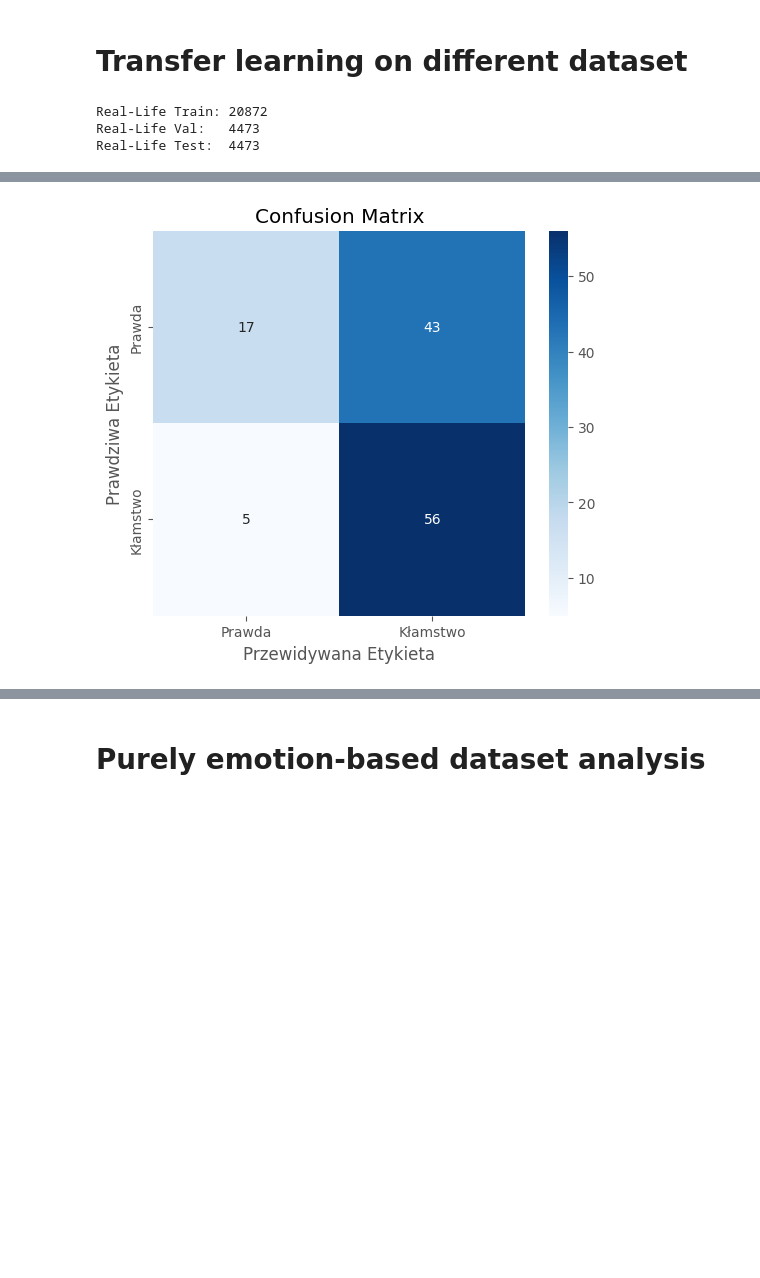
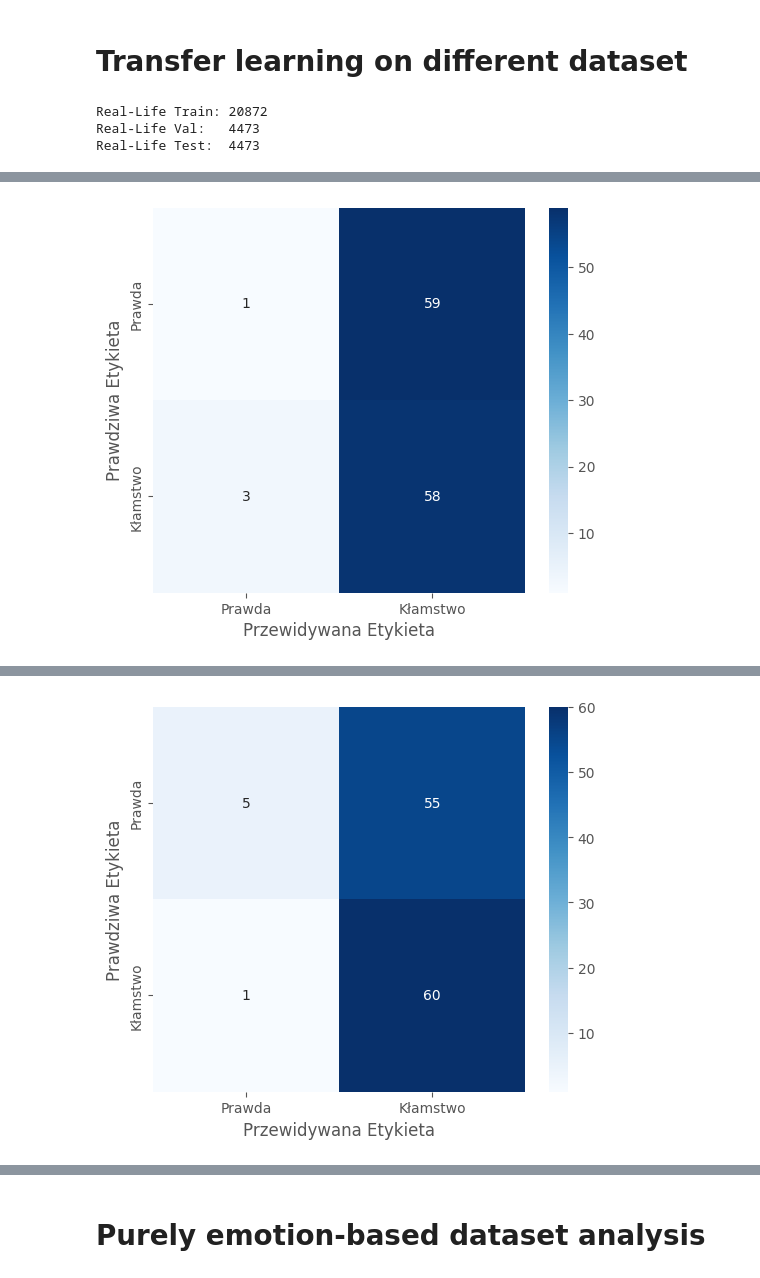
Before and after one commit to pekoraptor/lie-detection, a Jupyter notebook: research/main.ipynb, the cells around one changed output, grey strips where cells are left out. Cells and saved outputs as stored; diff of their text form; code cells hidden in the pictures; blank space fills up the shorter version.

```diff
--- a/research/main.ipynb
+++ b/research/main.ipynb
@@ -213,6 +212,7 @@ scalers = {}
 for cols in [flow_cols, emotion_cols, head_pose_cols, box_cols]:
     scaler = MinMaxScaler(feature_range=(-1, 1))
     train_df[cols] = scaler.fit_transform(train_df[cols])
+    val_df[cols] = scaler.transform(val_df[cols])
     test_df[cols] = scaler.transform(test_df[cols])
     scalers.update({col: scaler for col in cols})
 
@@ -454,7 +458,7 @@ def train(
 
     return history, metrics['best_thresh']
 # %%
-def evaluate_test_set(model, test_loader, device, threshold=0.5, class_names=['Truth', 'Deception']):
+def evaluate_test_set(model, test_loader, device, threshold=0.5, class_names=['Truth', 'Deception'], confusion_matrix_path='../docs/wut-thesis/images/confusion_matrix_test.png'):
     model.eval()
     all_preds = []
     all_labels = []
@@ -495,10 +499,9 @@ def evaluate_test_set(model, test_loader, device, threshold=0.5, class_names=['T
     cm = confusion_matrix(all_labels, all_preds)
     plt.figure(figsize=(6, 5))
     sns.heatmap(cm, annot=True, fmt='d', cmap='Blues', xticklabels=class_names, yticklabels=class_names)
-    plt.title('Confusion Matrix')
     plt.ylabel('Prawdziwa Etykieta')
     plt.xlabel('Przewidywana Etykieta')
-    plt.savefig('confusion_matrix_test.png', dpi=300, bbox_inches='tight')
+    plt.savefig(confusion_matrix_path, dpi=300, bbox_inches='tight')
     plt.show()
 
     return all_labels, all_probs
@@ -513,7 +516,7 @@ def plot_learning_curves(history, save_dir="../docs/wut-thesis/images/"):
     plt.figure(figsize=(8, 6))
     plt.plot(epochs, history['train_loss'], 'b-', linewidth=2, label='Strata treningowa')
 
-    plt.title('Przebieg funkcji straty w procesie uczenia', fontsize=14)
+    # plt.title('Przebieg funkcji straty w procesie uczenia', fontsize=14)
     plt.xlabel('Epoka', fontsize=12)
     plt.ylabel('Wartość straty (Loss)', fontsize=12)
     plt.legend(loc='upper right', frameon=True)
@@ -528,7 +531,7 @@ def plot_learning_curves(history, save_dir="../docs/wut-thesis/images/"):
     plt.plot(epochs, history['val_auc'], 'r-', linewidth=2, label='Walidacyjne AUC')
     plt.plot(epochs, history['val_f1'], 'g--', linewidth=2, label='Walidacyjne F1 (przy najlepszym progu)')
 
-    plt.title('Metryki skuteczności na zbiorze walidacyjnym', fontsize=14)
+    # plt.title('Metryki skuteczności na zbiorze walidacyjnym', fontsize=14)
     plt.xlabel('Epoka', fontsize=12)
     plt.ylabel('Wartość metryki', fontsize=12)
     plt.legend(loc='lower right', frameon=True)
@@ -542,7 +545,7 @@ def plot_learning_curves(history, save_dir="../docs/wut-thesis/images/"):
     plt.figure(figsize=(8, 6))
     plt.plot(epochs, history['best_thresh'], 'k-', linewidth=2, label='Optymalny próg decyzyjny')
 
-    plt.title('Zmiana optymalnego progu decyzyjnego w czasie', fontsize=14)
+    # plt.title('Zmiana optymalnego progu decyzyjnego w czasie', fontsize=14)
     plt.xlabel('Epoka', fontsize=12)
     plt.ylabel('Wartość progu', fontsize=12)
     plt.legend(loc='center right', frameon=True)
@@ -556,7 +559,7 @@ def plot_learning_curves(history, save_dir="../docs/wut-thesis/images/"):
 ## Overfit Check
 # %%
 INPUT_DIM = 23
-model = BiGRUAttention(input_dim=INPUT_DIM, hidden_dim=32, dropout=0.0).to(device)
+model = BiGRUAttention(input_dim=INPUT_DIM, hidden_dim=16, dropout=0.0).to(device)
 opt = torch.optim.Adam(model.parameters(), lr=1e-3)
 criterion = nn.BCEWithLogitsLoss()
 
@@ -754,6 +760,12 @@ print(f"Real-Life Train: {len(rl_train_df)}")
 print(f"Real-Life Val:   {len(rl_val_df)}")
 print(f"Real-Life Test:  {len(rl_test_df)}")
 
+for cols in [flow_cols, emotion_cols, head_pose_cols, box_cols]:
+    scaler = scalers[cols[0]]
+    rl_train_df[cols] = scaler.transform(rl_train_df[cols])
+    rl_val_df[cols] = scaler.transform(rl_val_df[cols])
+    rl_test_df[cols] = scaler.transform(rl_test_df[cols])
+
 rl_train_dataset = FeatureEngineeredDataset(rl_train_df, raw_cols=raw_cols, use_distances=True, use_lm_velocity=False, use_box_velocity=True, noise_level=0.05)
 rl_val_dataset   = FeatureEngineeredDataset(rl_val_df, raw_cols=raw_cols, use_distances=True, use_lm_velocity=False, use_box_velocity=True, noise_level=0.0)
 rl_test_dataset  = FeatureEngineeredDataset(rl_test_df, raw_cols=raw_cols, use_distances=True, use_lm_velocity=False, use_box_velocity=True, noise_level=0.0)
@@ -762,19 +774,57 @@ rl_train_loader = DataLoader(rl_train_dataset, batch_size=16, collate_fn=collate
 rl_val_loader   = DataLoader(rl_val_dataset, batch_size=16, collate_fn=collate_fn, shuffle=False)
 rl_test_loader  = DataLoader(rl_test_dataset, batch_size=16, collate_fn=collate_fn, shuffle=False)
 
-model = BiGRUAttention(input_dim=23, hidden_dim=16, dropout=0.5).to(device)
+model = BiGRUAttention(input_dim=23, hidden_dim=16, dropout=0.4).to(device)
 
 try:
     checkpoint = torch.load("../model_weights/best_model_no_leakage.pt")
     model.load_state_dict(checkpoint['model_state_dict'], strict=True)
+    threshold_silesian = checkpoint['threshold']
 except FileNotFoundError:
     print("Error: Silesian weights not found.")
 
+print("\n=== ZERO-SHOT EVALUATION (Before Fine-tuning) ===")
+evaluate_test_set(
+    model,
+    rl_test_loader,
+    device,
+    threshold=threshold_silesian,
+    class_names=['Prawda', 'Kłamstwo'],
+    confusion_matrix_path='../docs/wut-thesis/images/transfer_learning_scaled/confusion_matrix_real_life_test_zero_shot.png'
+)
+
 for param in model.parameters():
-    param.requires_grad = True
+    param.requires_grad = False
 
-opt = torch.optim.AdamW(model.parameters(), lr=1e-4, weight_decay=0.02)
-scheduler = torch.optim.lr_scheduler.ReduceLROnPlateau(opt, mode='max', factor=0.5, patience=5)
+# for param in model.classifier.parameters():
+#     param.requires_grad = True
+
+model.classifier = nn.Sequential(
+    nn.Linear(16 * 2, 16),
+    nn.ReLU(),
+    nn.Dropout(0.5),
+    nn.Linear(16, 1)
+).to(device)
+
+labels = [y.item() for _, y in rl_train_dataset]
+n_pos = sum(labels)
+n_neg = len(labels) - n_pos
+
+initial_bias = np.log(n_pos / n_neg)
+print(f"Calculated Initial Bias: {initial_bias:.4f}")
+
+with torch.no_grad():
+    model.classifier[-1].bias.data.fill_(initial_bias)
+
+opt = torch.optim.AdamW(filter(lambda p: p.requires_grad, model.parameters()), lr=1e-3, weight_decay=0.02)
+# scheduler = torch.optim.lr_scheduler.ReduceLROnPlateau(opt, mode='max', factor=0.5, patience=5)
+scheduler = torch.optim.lr_scheduler.OneCycleLR(
+    opt,
+    max_lr=1e-2,
+    epochs=50,
+    steps_per_epoch=len(rl_train_loader),
+    pct_start=0.3
+)
 
 labels = [y.item() for _, y in rl_train_dataset]
 n_pos = sum(labels)
@@ -796,7 +846,7 @@ history_rl, best_thresh_rl = train(
     load_best_model=True
 )
 
-plot_learning_curves(history_rl, save_dir="../docs/wut-thesis/images/transfer_learning/")
+plot_learning_curves(history_rl, save_dir="../docs/wut-thesis/images/transfer_learning_scaled/")
 
 print("\n=== FINAL EVALUATION ON REAL-LIFE TEST SET ===")
 evaluate_test_set(
@@ -804,7 +854,8 @@ evaluate_test_set(
     rl_test_loader,
     device,
     threshold=best_thresh_rl,
-    class_names=['Prawda', 'Kłamstwo']
+    class_names=['Prawda', 'Kłamstwo'],
+    confusion_matrix_path='../docs/wut-thesis/images/transfer_learning_scaled/confusion_matrix_real_life_test_finetuned.png'
 )
 # %% [output]
 Real-Life Train: 20872
@@ -830 +884 @@ weighted avg     0.6683    0.6033    0.5585       121
-[figure, old version]
+[figure, new version]
@@ -847,0 +902 @@ weighted avg     0.6683    0.6033    0.5585       121
+[figure, added]
```
Also changed, not shown: parts of 11 cells of this notebook, 16 other files.
